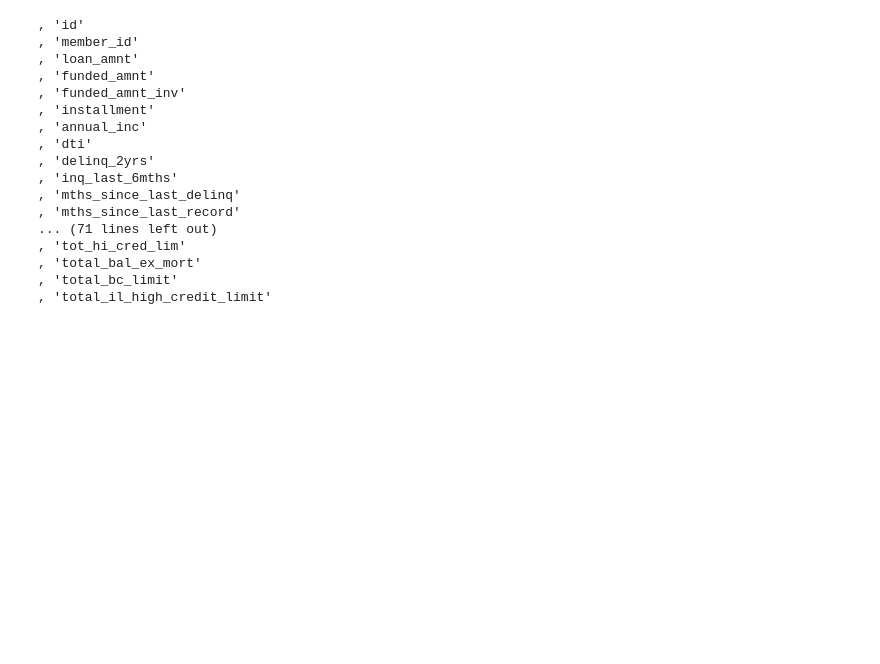
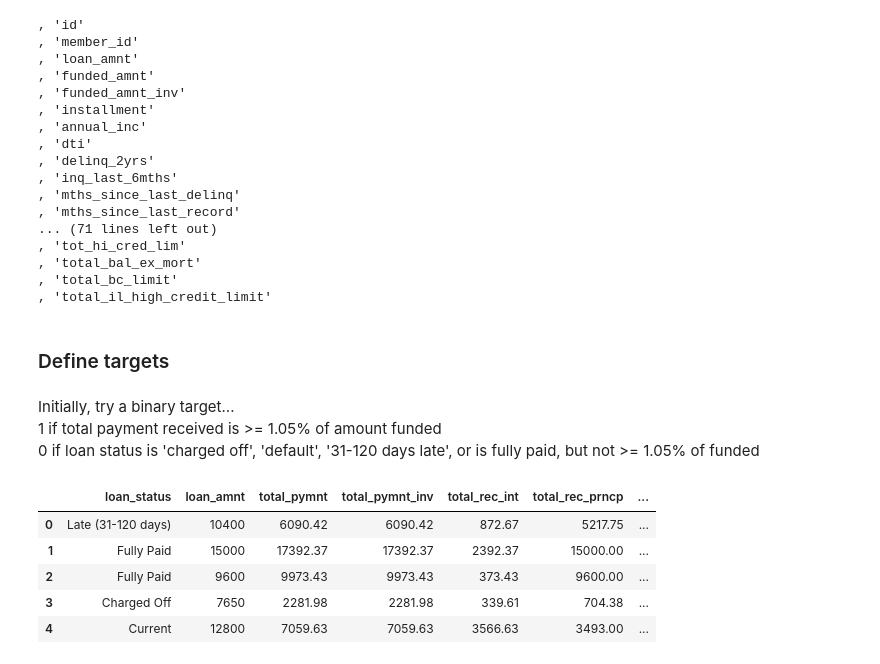
Before and after one commit to d-tang/lending, a Jupyter notebook: script/(1) clean.ipynb, the cells around one changed output. Drawn from its saved outputs; the diff is of its cells as text; code cells hidden in the pictures; blank space fills up the shorter version.

Commit message:
finish type convert and target creation

```diff
--- a/script/(1) clean.ipynb
+++ b/script/(1) clean.ipynb
@@ -62,0 +221,10 @@ obj_num_cols = [
+# %%
+df['int_rate'] = df['int_rate'].apply(lambda x: re.sub("[^0-9.,]", '', x))
+df['int_rate'] = pd.to_numeric(df['int_rate'])
+# %%
+df['emp_length'] = ['0' if x=='< 1 year' else x for x in df['emp_length']]
+df['emp_length'] = df['emp_length'].apply(lambda x: re.sub("[^0-9.,]", '', x))
+df['emp_length'] = pd.to_numeric(df['emp_length'], errors=coerce)
+# %%
+df['revol_util'] = df['revol_util'].apply(lambda x: re.sub("[^0-9.,]", '', str(x)))
+df['revol_util'] = pd.to_numeric(df['revol_util'], errors=coerce)
@@ -97,0 +241,2 @@ df.select_dtypes(include=[np.number]).T
+# %%
+df[obj_date_cols] = df[obj_date_cols].apply(lambda x: pd.to_datetime(x))
@@ -116,3 +263,16 @@ for i in df.select_dtypes(include=[np.number]).columns:
 , 'total_bal_ex_mort'
 , 'total_bc_limit'
 , 'total_il_high_credit_limit'
+# %% [markdown]
+### Define targets
+# %% [markdown]
+</br> Initially, try a binary target... <br />1 if total payment received is >= 1.05% of amount funded<br />0 if loan status is 'charged off', 'default', '31-120 days late', or is fully paid, but not >= 1.05% of funded
+# %%
+df[['loan_status', 'loan_amnt', 'total_pymnt', 'total_pymnt_inv', 'total_rec_int', 'total_rec_prncp', 'total_rec_late_fee', 'recoveries', 'collection_recovery_fee']].head()
+# %% [output]
+|  | loan_status | loan_amnt | total_pymnt | total_pymnt_inv | total_rec_int | total_rec_prncp | ... |
+| 0 | Late (31-120 days) | 10400 | 6090.42 | 6090.42 | 872.67 | 5217.75 | ... |
+| 1 | Fully Paid | 15000 | 17392.37 | 17392.37 | 2392.37 | 15000.00 | ... |
+| 2 | Fully Paid | 9600 | 9973.43 | 9973.43 | 373.43 | 9600.00 | ... |
+| 3 | Charged Off | 7650 | 2281.98 | 2281.98 | 339.61 | 704.38 | ... |
+| 4 | Current | 12800 | 7059.63 | 7059.63 | 3566.63 | 3493.00 | ... |
```
Also changed, not shown: parts of 15 cells of this notebook.
